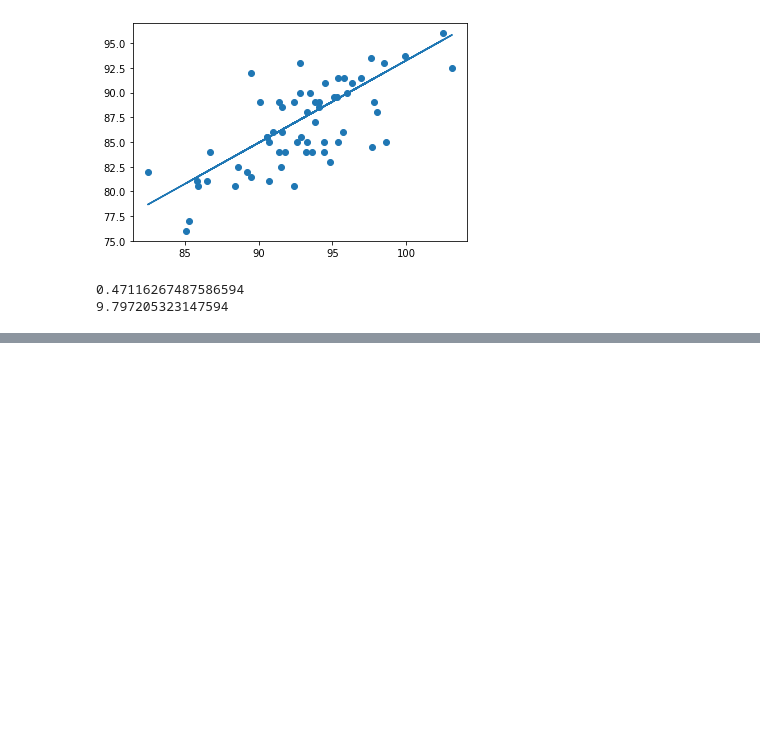
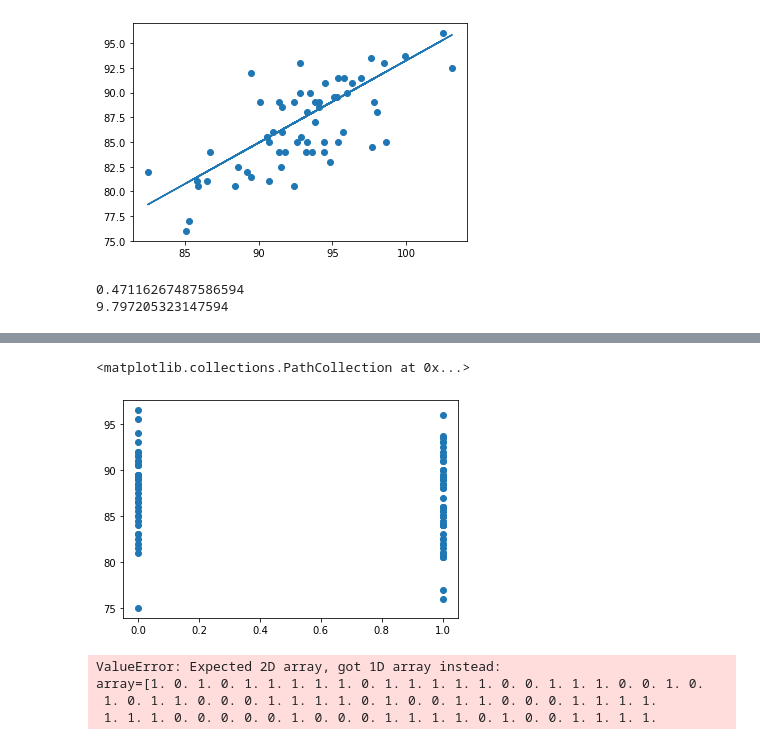
Before and after one commit to erikacui/Homework2, a Jupyter notebook: notebook/MachineLearningHomework2.ipynb, the cells around one changed output, grey strips where cells are left out. Cells and saved outputs as stored; diff of their text form; code cells hidden in the pictures; blank space fills up the shorter version.

```diff
--- a/notebook/MachineLearningHomework2.ipynb
+++ b/notebook/MachineLearningHomework2.ipynb
@@ -104,0 +147,2 @@ array=[ 94.1  92.5  94.   93.2  91.5  93.1  95.3  94.8  93.4  91.8  93.3  94.9
+# %%
+data = pd.read_csv('Possum.csv')
@@ -104,0 +158,5 @@ array=[ 94.1  92.5  94.   93.2  91.5  93.1  95.3  94.8  93.4  91.8  93.3  94.9
+# %%
+plt.scatter(data["sex_num"], data["totlngth"])
+# %% [output]
+<matplotlib.collections.PathCollection at 0x...>
+[figure, added]
@@ -104,0 +167,7 @@ array=[ 94.1  92.5  94.   93.2  91.5  93.1  95.3  94.8  93.4  91.8  93.3  94.9
+# %%
+logreg.fit(x_train,y_train)
+# %% [output]
+ValueError: Expected 2D array, got 1D array instead:
+array=[1. 0. 1. 0. 1. 1. 1. 1. 1. 0. 1. 1. 1. 1. 1. 0. 0. 1. 1. 1. 0. 0. 1. 0.
+ 1. 0. 1. 1. 0. 0. 0. 1. 1. 1. 1. 0. 1. 0. 0. 1. 1. 0. 0. 0. 1. 1. 1. 1.
+ 1. 1. 1. 0. 0. 0. 0. 0. 1. 0. 0. 0. 1. 1. 1. 1. 0. 1. 0. 0. 1. 1. 1. 1.
```
Also changed, not shown: parts of 15 cells of this notebook.
